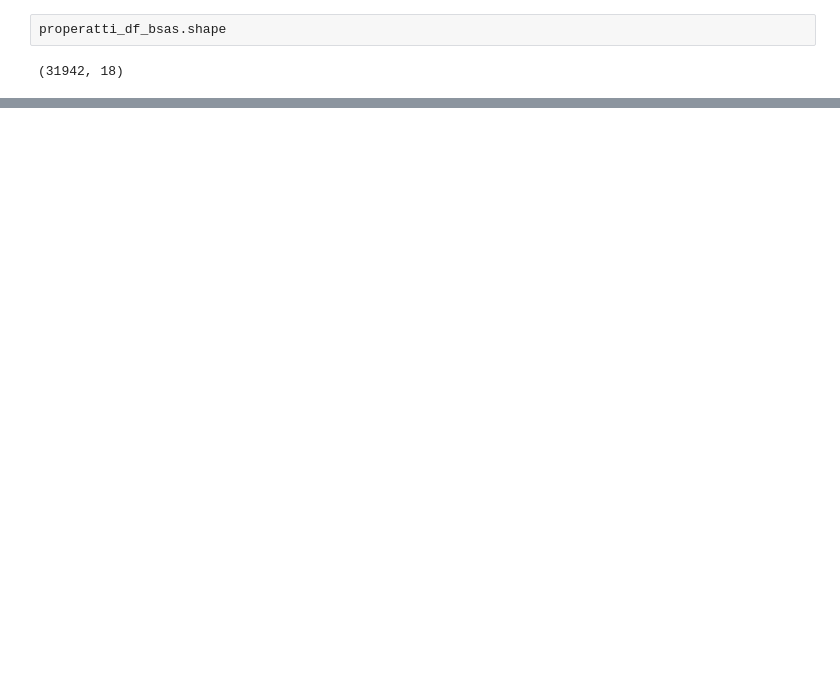
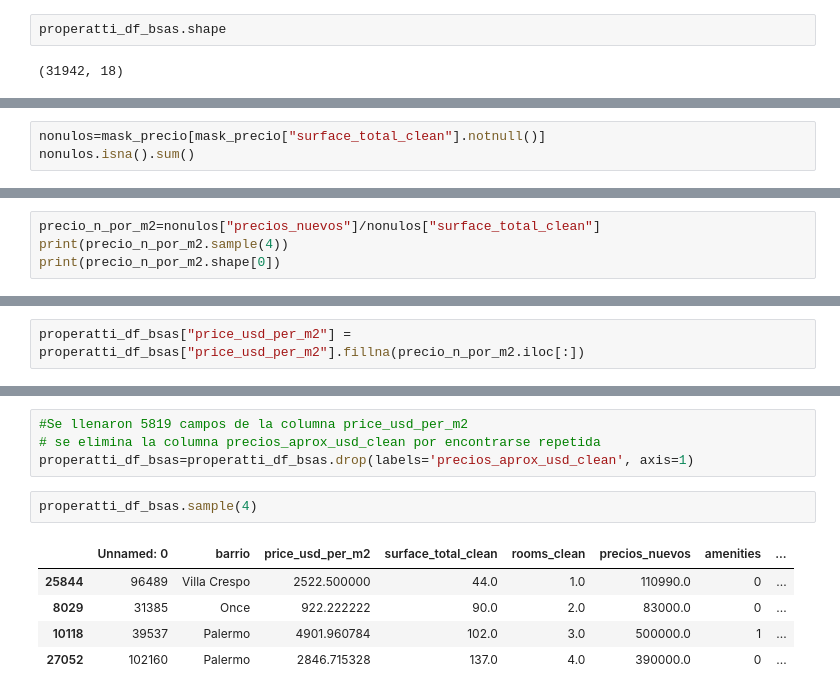
Before and after one commit to juansv2k2/property-price-analysis, a Jupyter notebook: tp_parte2.ipynb, the cells around one changed output, grey strips where cells are left out. Saved outputs shown, nothing was run; the diff lists cells and outputs as text; blank space fills up the shorter version.

```diff
--- a/tp_parte2.ipynb
+++ b/tp_parte2.ipynb
@@ -34,0 +94,3 @@ properatti_df_bsas.shape
+# %%
+nonulos=mask_precio[mask_precio["surface_total_clean"].notnull()]
+nonulos.isna().sum()
@@ -34,0 +117,4 @@ properatti_df_bsas.shape
+# %%
+precio_n_por_m2=nonulos["precios_nuevos"]/nonulos["surface_total_clean"]
+print(precio_n_por_m2.sample(4))
+print(precio_n_por_m2.shape[0])
@@ -34,0 +128,2 @@ properatti_df_bsas.shape
+# %%
+properatti_df_bsas["price_usd_per_m2"] = properatti_df_bsas["price_usd_per_m2"].fillna(precio_n_por_m2.iloc[:])
@@ -34,0 +174,12 @@ properatti_df_bsas.shape
+# %%
+#Se llenaron 5819 campos de la columna price_usd_per_m2
+# se elimina la columna precios_aprox_usd_clean por encontrarse repetida
+properatti_df_bsas=properatti_df_bsas.drop(labels='precios_aprox_usd_clean', axis=1)
+# %%
+properatti_df_bsas.sample(4)
+# %% [output]
+|  | Unnamed: 0 | barrio | price_usd_per_m2 | surface_total_clean | rooms_clean | precios_nuevos | amenities | ... |
+| 25844 | 96489 | Villa Crespo | 2522.500000 | 44.0 | 1.0 | 110990.0 | 0 | ... |
+| 8029 | 31385 | Once | 922.222222 | 90.0 | 2.0 | 83000.0 | 0 | ... |
+| 10118 | 39537 | Palermo | 4901.960784 | 102.0 | 3.0 | 500000.0 | 1 | ... |
+| 27052 | 102160 | Palermo | 2846.715328 | 137.0 | 4.0 | 390000.0 | 0 | ... |
```
Also changed, not shown: parts of 27 cells of this notebook.
